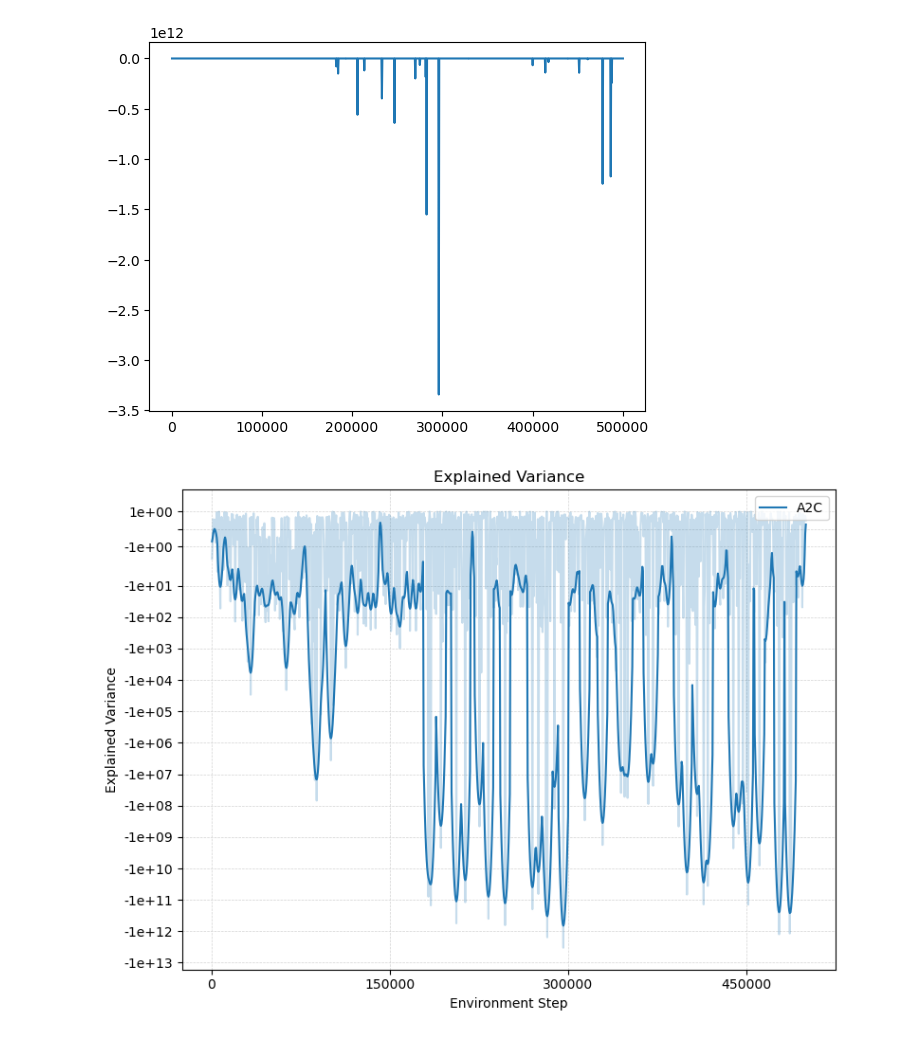
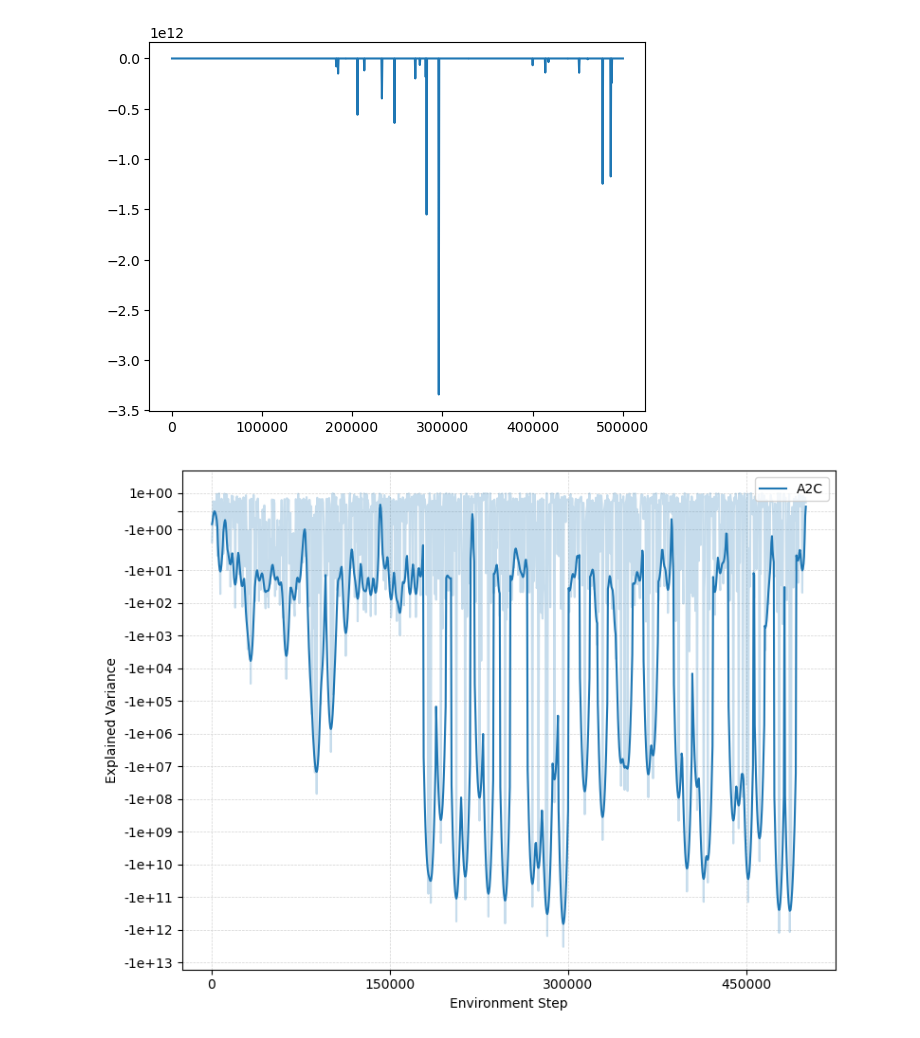
Before and after one commit to till2/self-driving-car, a Jupyter notebook: Baselines.ipynb, the cells around one changed output. Cells and saved outputs as stored; diff of their text form; code cells hidden in the pictures.

```diff
--- a/Baselines.ipynb
+++ b/Baselines.ipynb
@@ -442,35 +442,35 @@ colors = ["tab:blue", "tab:orange", "tab:green"]
 metric = "train/explained_variance"
 ax = axs
 
-ax.set_title(title_dict[metric])
+# ax.set_title(title_dict[metric])
 ax.set_ylabel(title_dict[metric])
 ax.set_xlabel('Environment Step')
 
 for j, (key, df) in enumerate(dataframes.items()):
     steps = df.columns
     values = df.loc[metric]
 
     label = key.split("_")[0]  # Cut off everything after the first underscore
 
     if "A2C" in key:
         smoothed_values = gaussian_filter1d(values, sigma=2)
 
     ax.plot(steps, smoothed_values, label=label, alpha=1.0, color=colors[j % len(colors)])
     ax.plot(steps, values, alpha=0.25, color=colors[j % len(colors)])
 
     ax.legend(loc="upper right")
 
 ax.xaxis.set_major_locator(plt.MaxNLocator(4))
 ax.yaxis.set_major_locator(plt.MaxNLocator(8))
 
 ax.set_yscale("symlog")
 ax.get_yaxis().set_major_formatter(plt.FuncFormatter(lambda x, pos: '{:.0e}'.format(x) if x != 0 else None))
 
 ax.grid(True, linestyle='--', linewidth=0.5, color='lightgray')
 ax.set_facecolor('white')
 
 plt.tight_layout()
-plt.savefig("figs/ExplainedVariance_A2C.pdf")
+plt.savefig("figs/Explained Variance of A2C.pdf")
 plt.show()
 # %% [output]
-[figure, old version]
+[figure, new version]
```
Also changed, not shown: parts of 3 cells of this notebook, 9 other files.
